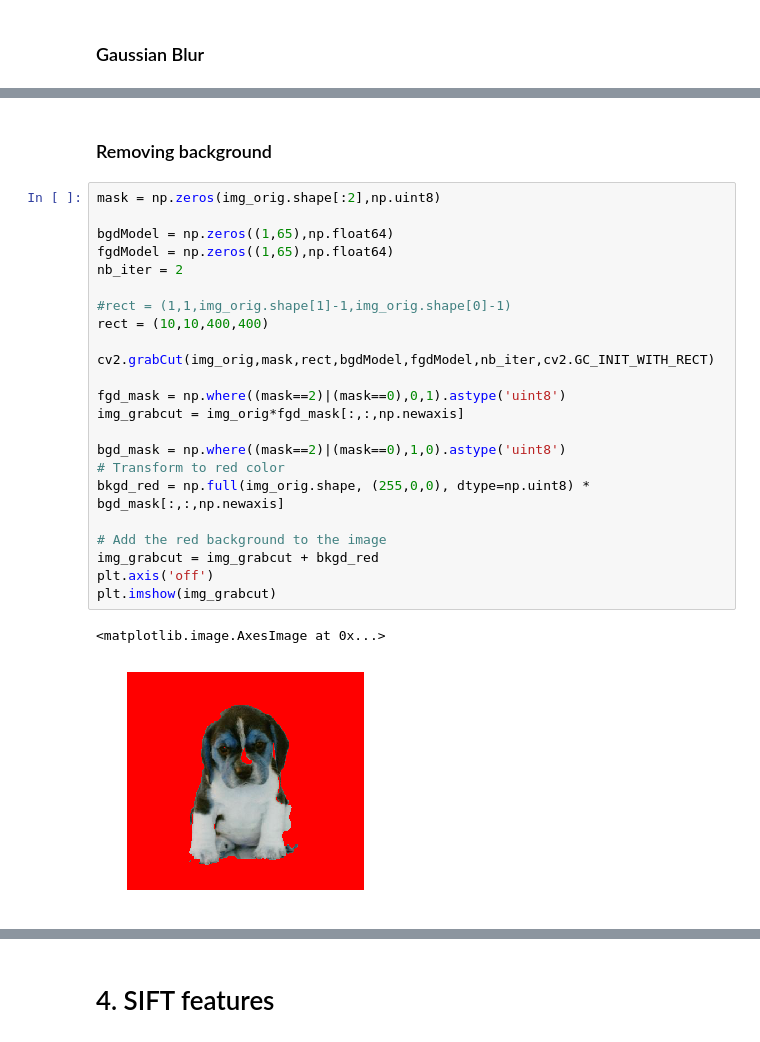
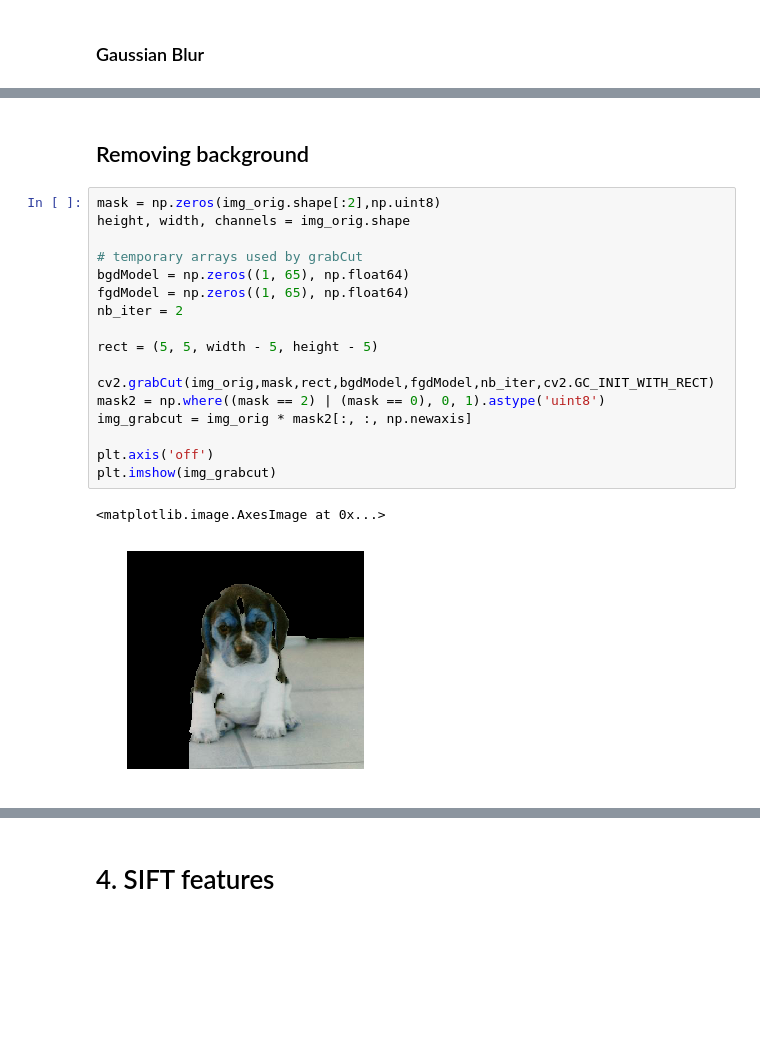
Before and after one commit to makboulhoussen/wouaf, a Jupyter notebook: 1.Preparation.ipynb, the cells around one changed output, grey strips where cells are left out. Cells and saved outputs as stored; diff of their text form; blank space fills up the shorter version.

```diff
--- a/1.Preparation.ipynb
+++ b/1.Preparation.ipynb
@@ -178,30 +195,24 @@ show_images(cv2.cvtColor(img_orig, cv2.CV_32S),None, cv2.cvtColor(blur, cv2.CV_3
 # %% [output]
 [figure]
 # %% [markdown]
-### Removing background
+## Removing background
 # %%
 mask = np.zeros(img_orig.shape[:2],np.uint8)
+height, width, channels = img_orig.shape
 
-bgdModel = np.zeros((1,65),np.float64)
-fgdModel = np.zeros((1,65),np.float64)
+# temporary arrays used by grabCut
+bgdModel = np.zeros((1, 65), np.float64)
+fgdModel = np.zeros((1, 65), np.float64)
 nb_iter = 2
 
-#rect = (1,1,img_orig.shape[1]-1,img_orig.shape[0]-1)
-rect = (10,10,400,400)
+rect = (5, 5, width - 5, height - 5)
 
 cv2.grabCut(img_orig,mask,rect,bgdModel,fgdModel,nb_iter,cv2.GC_INIT_WITH_RECT)
+mask2 = np.where((mask == 2) | (mask == 0), 0, 1).astype('uint8')
+img_grabcut = img_orig * mask2[:, :, np.newaxis]
 
-fgd_mask = np.where((mask==2)|(mask==0),0,1).astype('uint8')
-img_grabcut = img_orig*fgd_mask[:,:,np.newaxis]
-
-bgd_mask = np.where((mask==2)|(mask==0),1,0).astype('uint8')
-# Transform to red color
-bkgd_red = np.full(img_orig.shape, (255,0,0), dtype=np.uint8) * bgd_mask[:,:,np.newaxis]
-
-# Add the red background to the image
-img_grabcut = img_grabcut + bkgd_red
 plt.axis('off')
 plt.imshow(img_grabcut)
 # %% [output]
 <matplotlib.image.AxesImage at 0x...>
-[figure, old version]
+[figure, new version]
```
Also changed, not shown: parts of 38 cells of this notebook, 1 other file.
